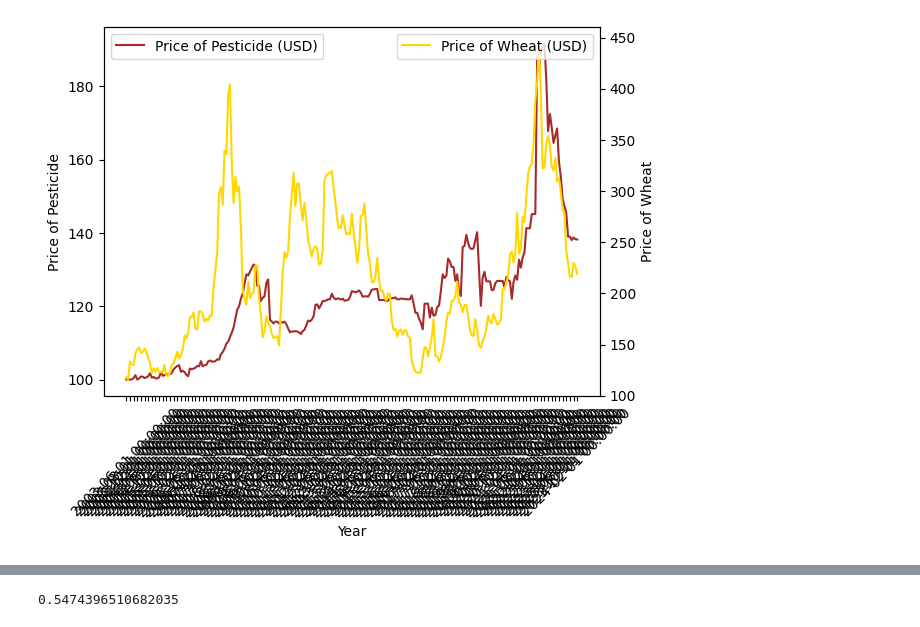
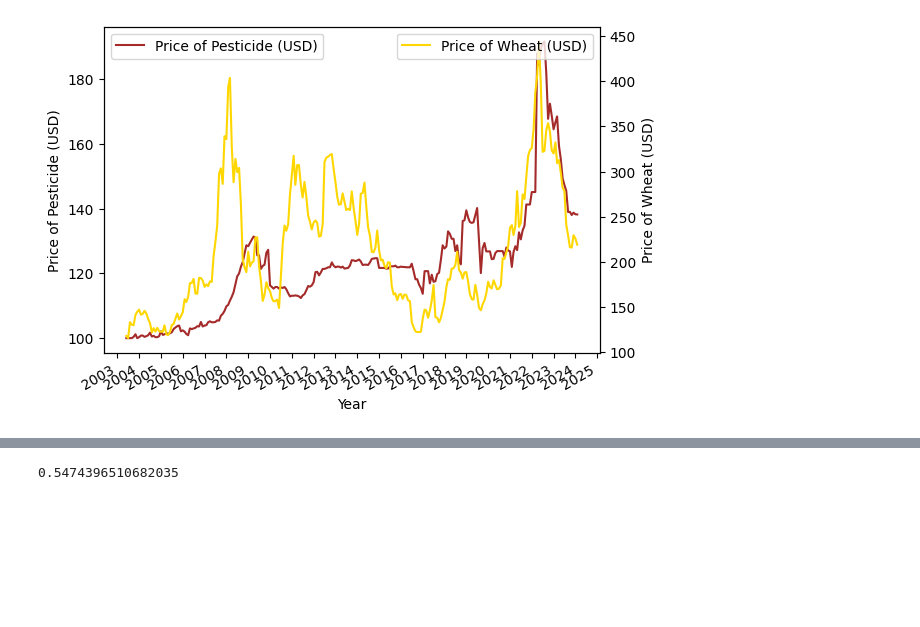
Before and after one commit to ssxnt/Wheat-Production-and-Global-Pricing-Dynamics, a Jupyter notebook: Energy/Notebooks and Datasets/pesticide_vs_wheat.ipynb, the cells around one changed output, grey strips where cells are left out. Drawn from its saved outputs; the diff is of its cells as text; code cells hidden in the pictures; blank space fills up the shorter version.

```diff
--- a/Energy/Notebooks and Datasets/pesticide_vs_wheat.ipynb
+++ b/Energy/Notebooks and Datasets/pesticide_vs_wheat.ipynb
@@ -1,41 +1,43 @@
 # %%
 import pandas as pd
 import matplotlib.pyplot as plt
+import matplotlib.dates as mdates
 
 df1 = pd.read_csv('Pesticide2003.csv')
 df2 = pd.read_csv('PWHEAMTUSDM.csv')
 
 merged_df = pd.merge(df1, df2)
 merged_df['DATE'] = pd.to_datetime(merged_df['DATE'])
 merged_df = merged_df.set_index('DATE')
 merged_df.head()
 
 fig, ax1 = plt.subplots()
 # use the 'Year' column as the x-axis values
 x = merged_df.index
 y1 = merged_df['PCU3253203253201']
 y2 = merged_df['PWHEAMTUSDM']
 
 # duplicate the x-axis for the second y-axis
 ax2 = ax1.twinx()
 
 # plot data on the first y-axis
 ax1.plot(x, y1, 'brown', label='Price of Pesticide (USD)')
 ax1.set_xlabel('Year')
-ax1.set_ylabel('Price of Pesticide', color='black')
+ax1.set_ylabel('Price of Pesticide (USD)', color='black')
 
 # plot data on the second y-axis
 ax2.plot(x, y2, 'gold', label='Price of Wheat (USD)') # The data was collected by the International Monetary Fund
-ax2.set_ylabel('Price of Wheat', color='black')
+ax2.set_ylabel('Price of Wheat (USD)', color='black')
 
 # display legend for both y-axes
 ax1.legend(loc='upper left')
 ax2.legend(loc='upper right')
 
-# adjust x-axis to display every year clearly
-ax1.set_xticks(x[::2])
-ax1.set_xticklabels(x[::2], rotation=45)
+ax1.xaxis.set_major_locator(mdates.YearLocator())
+ax1.xaxis.set_major_formatter(mdates.DateFormatter('%Y'))
+
+fig.autofmt_xdate()
 
 plt.show()
 # %% [output]
-[figure, old version]
+[figure, new version]
```
Also changed, not shown: parts of 2 cells of this notebook.
